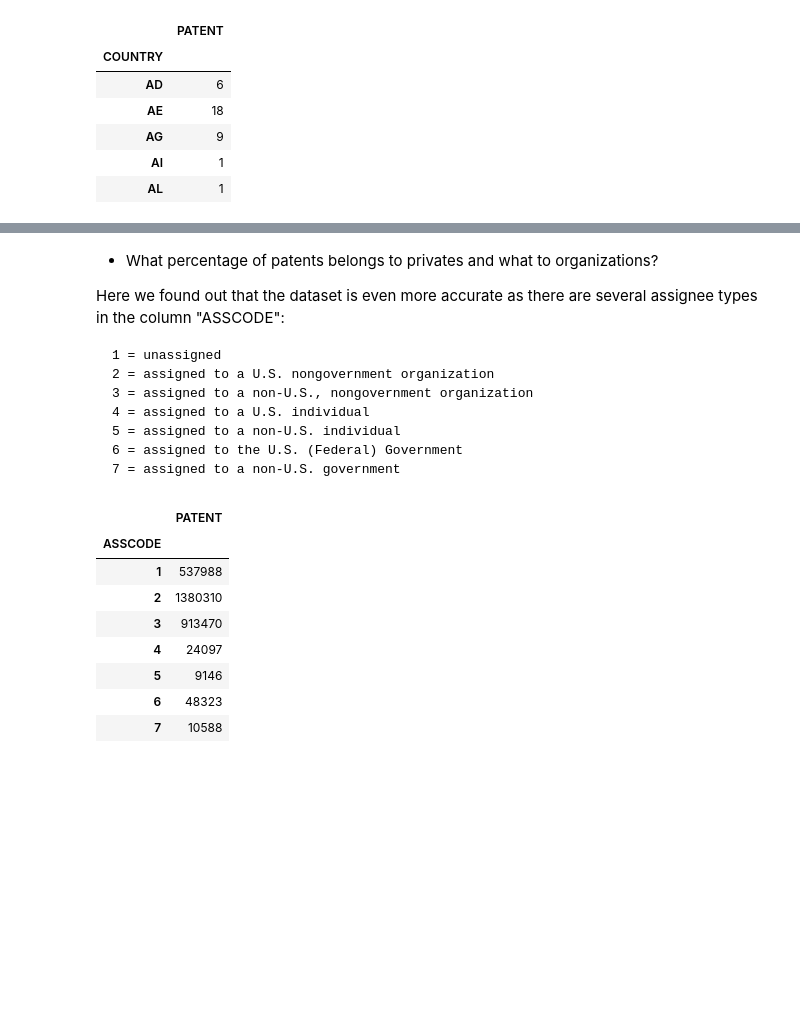
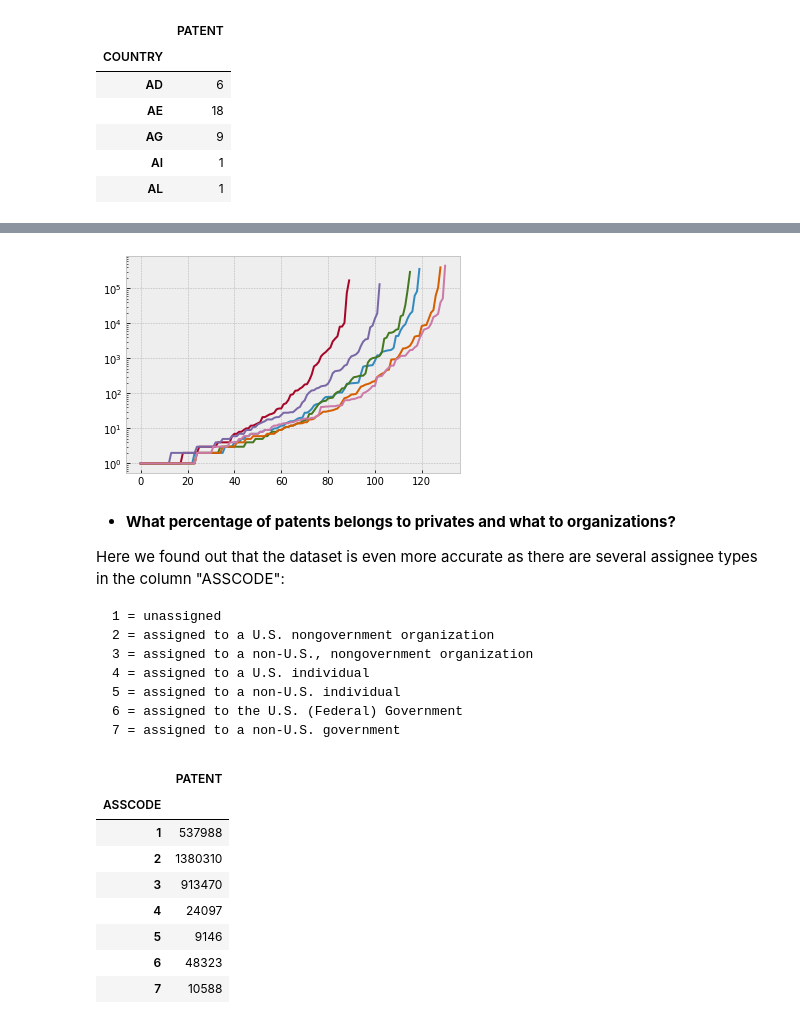
Before and after one commit to antonino-barbera/seanbi, a Jupyter notebook: project/project.ipynb, the cells around one changed output, grey strips where cells are left out. Cells and saved outputs as stored; diff of their text form; code cells hidden in the pictures; blank space fills up the shorter version.

```diff
--- a/project/project.ipynb
+++ b/project/project.ipynb
@@ -369,5 +435,23 @@ country_trend2.sort_values(by=['PATENT'], ascending=False).head(20)
+# %%
+years=np.sort(df["COUNTRY"].unique())
+country=[]
+for year in years:
+    current=df[df["COUNTRY"]==year]
+    numbers=current.groupby('CAT')['PATENT'].nunique()
+    country.append(numbers)
+country=pd.DataFrame(country)
+country["Country"]=years
+country=country.set_index("Country")
+# %%
+idxs=[1,2,3,4,5,6]
+for idx in idxs:
+    plt.plot(range(len(country)),np.sort(country[idx]))
+plt.yscale('log')
+plt.show()
+# %% [output]
+[figure, added]
 # %% [markdown]
-* What percentage of patents belongs to privates and what to organizations?
+* **What percentage of patents belongs to privates and what to organizations?**
 
 Here we found out that the dataset is even more accurate as there are several assignee types in the column "ASSCODE":
 
```
Also changed, not shown: parts of 13 cells of this notebook, 3 other files.
